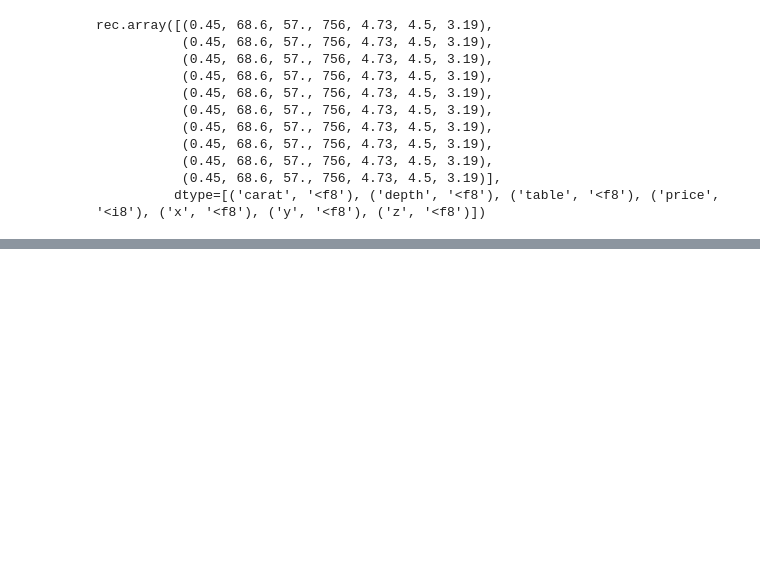
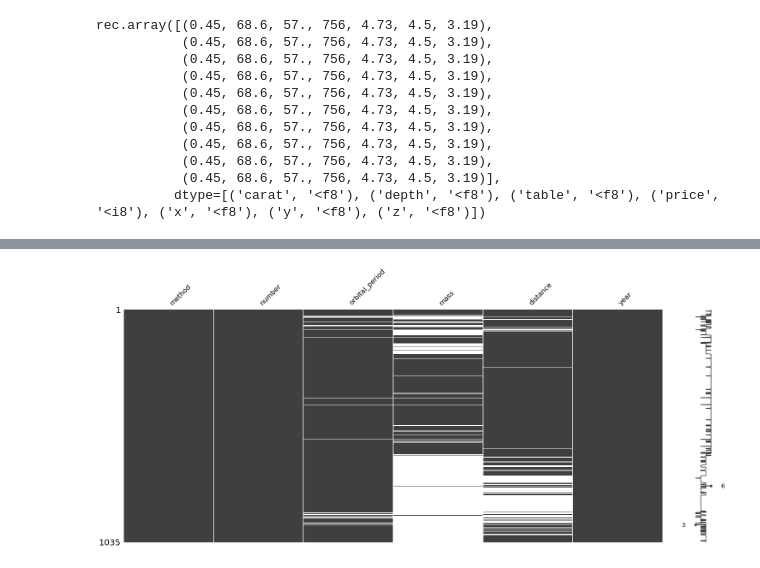
Before and after one commit to mehmethalis/my-datascience-notes, a Jupyter notebook: Notebooks/DataPreProcessing.ipynb, the cells around one changed output, grey strips where cells are left out. Cells and saved outputs as stored; diff of their text form; code cells hidden in the pictures; blank space fills up the shorter version.

```diff
--- a/Notebooks/DataPreProcessing.ipynb
+++ b/Notebooks/DataPreProcessing.ipynb
@@ -131,0 +379,4 @@ rec.array([(0.45, 68.6, 57., 756, 4.73, 4.5, 3.19),
+# %%
+import seaborn as sns
+df = sns.load_dataset('planets')
+df.head()
@@ -131,0 +400,4 @@ rec.array([(0.45, 68.6, 57., 756, 4.73, 4.5, 3.19),
+# %%
+msno.matrix(df);
+# %% [output]
+[figure, added]
```
Also changed, not shown: parts of 276 cells of this notebook.
